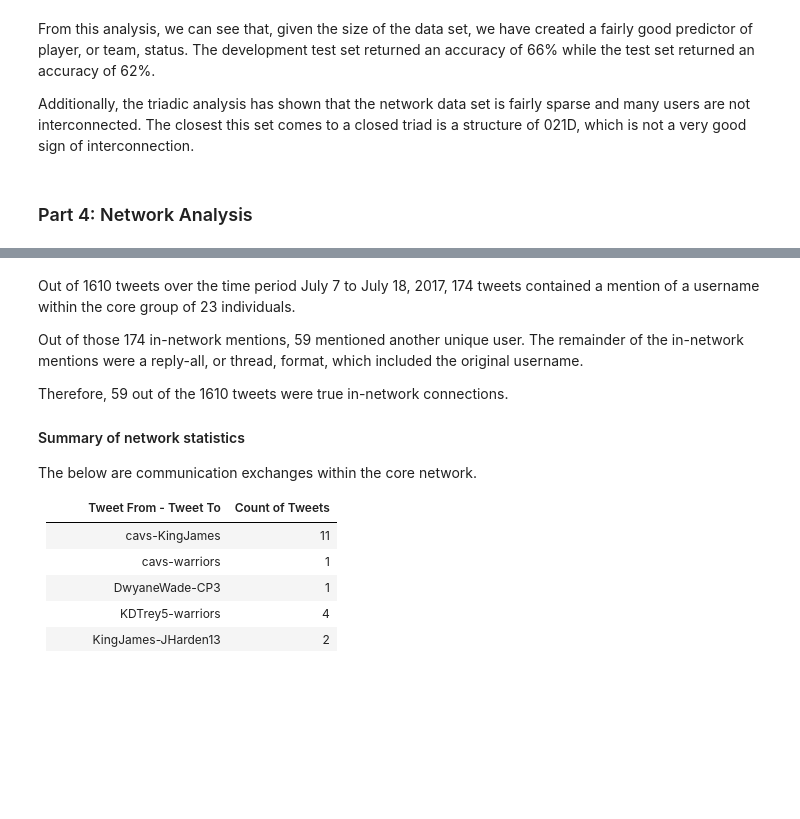
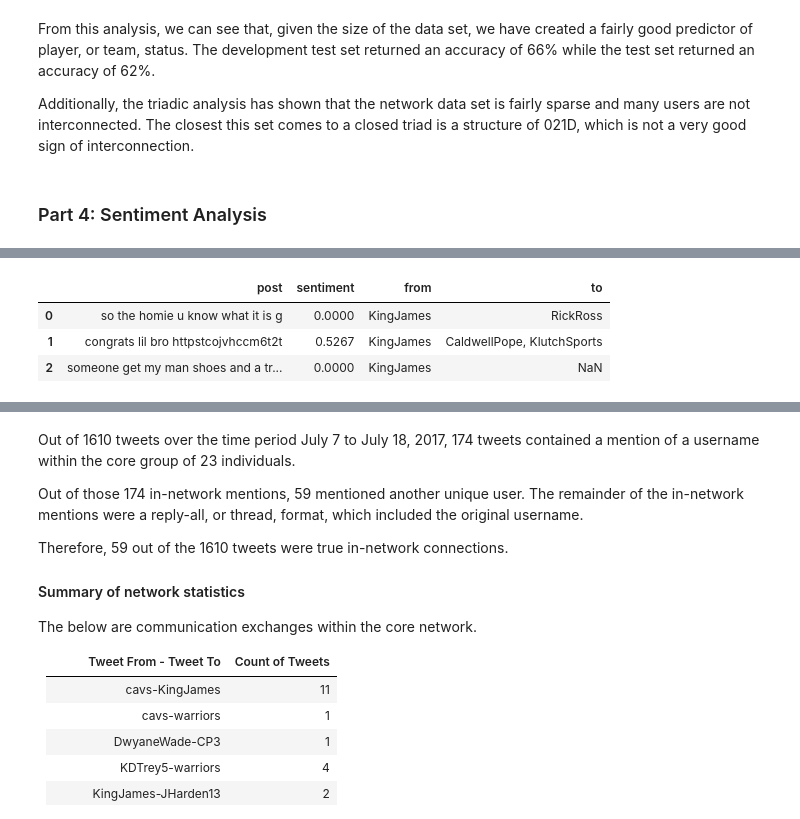
Before and after one commit to spsstudent15/2017-02-620-WebAnalytics, a Jupyter notebook: NBA-Tweets.ipynb, the cells around one changed output, grey strips where cells are left out. Saved outputs shown, nothing was run; the diff lists cells and outputs as text; code cells hidden in the pictures; blank space fills up the shorter version.

```diff
--- a/NBA-Tweets.ipynb
+++ b/NBA-Tweets.ipynb
@@ -297,4 +297,4 @@ From this analysis, we can see that, given the size of the data set, we have cre
 
 Additionally, the triadic analysis has shown that the network data set is fairly sparse and many users are not interconnected. The closest this set comes to a closed triad is a structure of 021D, which is not a very good sign of interconnection.
 # %% [markdown]
-### Part 4: Network Analysis
+ ### Part 4: Sentiment Analysis
@@ -300,0 +316,15 @@ Additionally, the triadic analysis has shown that the network data set is fairly
+# %%
+from nltk.sentiment.vader import SentimentIntensityAnalyzer as SIA
+nltk.download("vader_lexicon")
+
+sia = SIA()
+pos_list = []
+neg_list = []
+rated_sents = []
+for post, from_user, users_mentioned in tweetwords:
+    res = sia.polarity_scores(post)
+    rated_sents.append([post, res['compound'], from_user, users_mentioned])
+
+analysisdf = pd.DataFrame(rated_sents, columns = ["post", "sentiment", "from", "to"])
+analysisdf[:3]
+# %% [output]
@@ -300,0 +334,4 @@ Additionally, the triadic analysis has shown that the network data set is fairly
+|  | post | sentiment | from | to |
+| 0 | so the homie u know what it is g | 0.0000 | KingJames | RickRoss |
+| 1 | congrats lil bro httpstcojvhccm6t2t | 0.5267 | KingJames | CaldwellPope, KlutchSports |
+| 2 | someone get my man shoes and a tr... | 0.0000 | KingJames | NaN |
```
Also changed, not shown: parts of 12 cells of this notebook.
